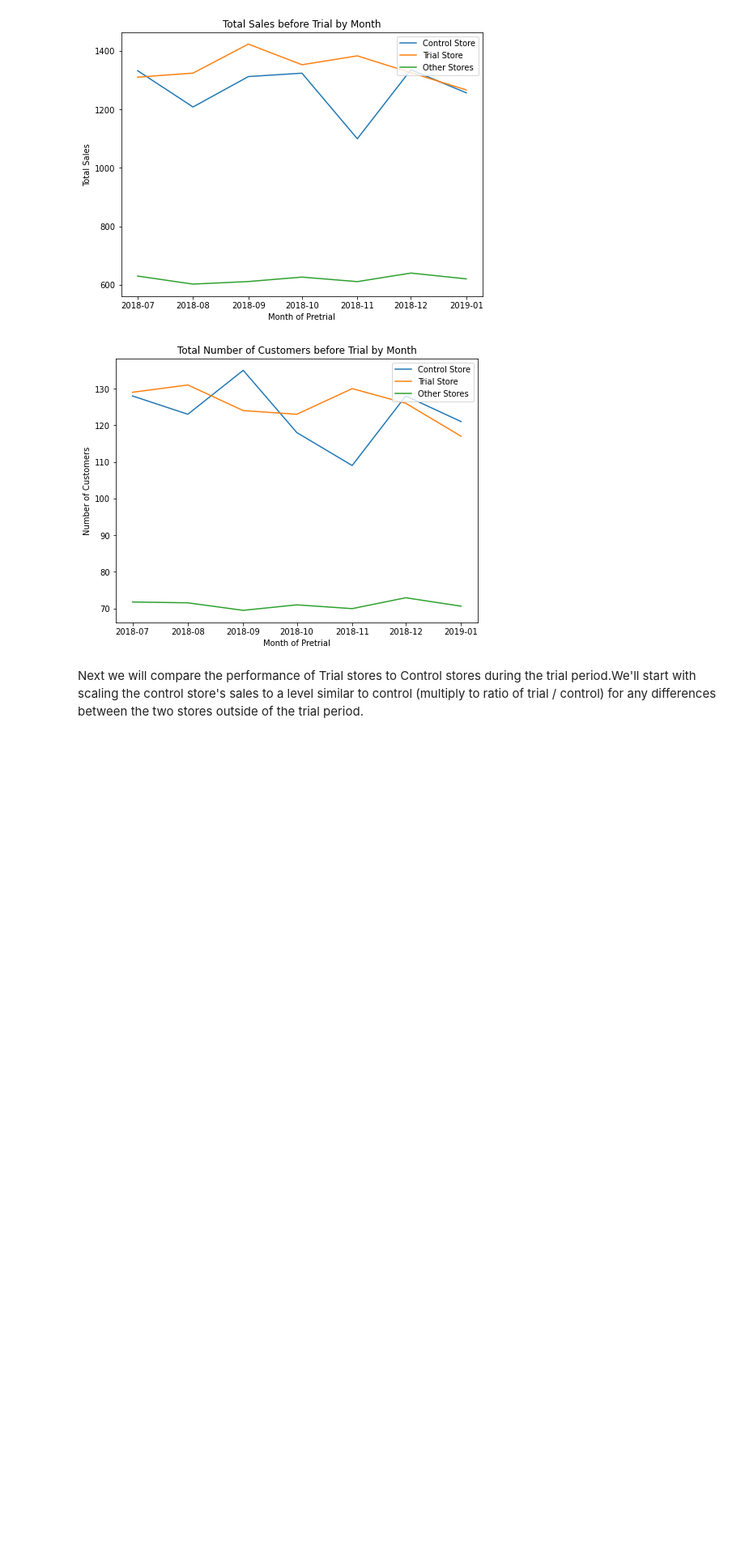
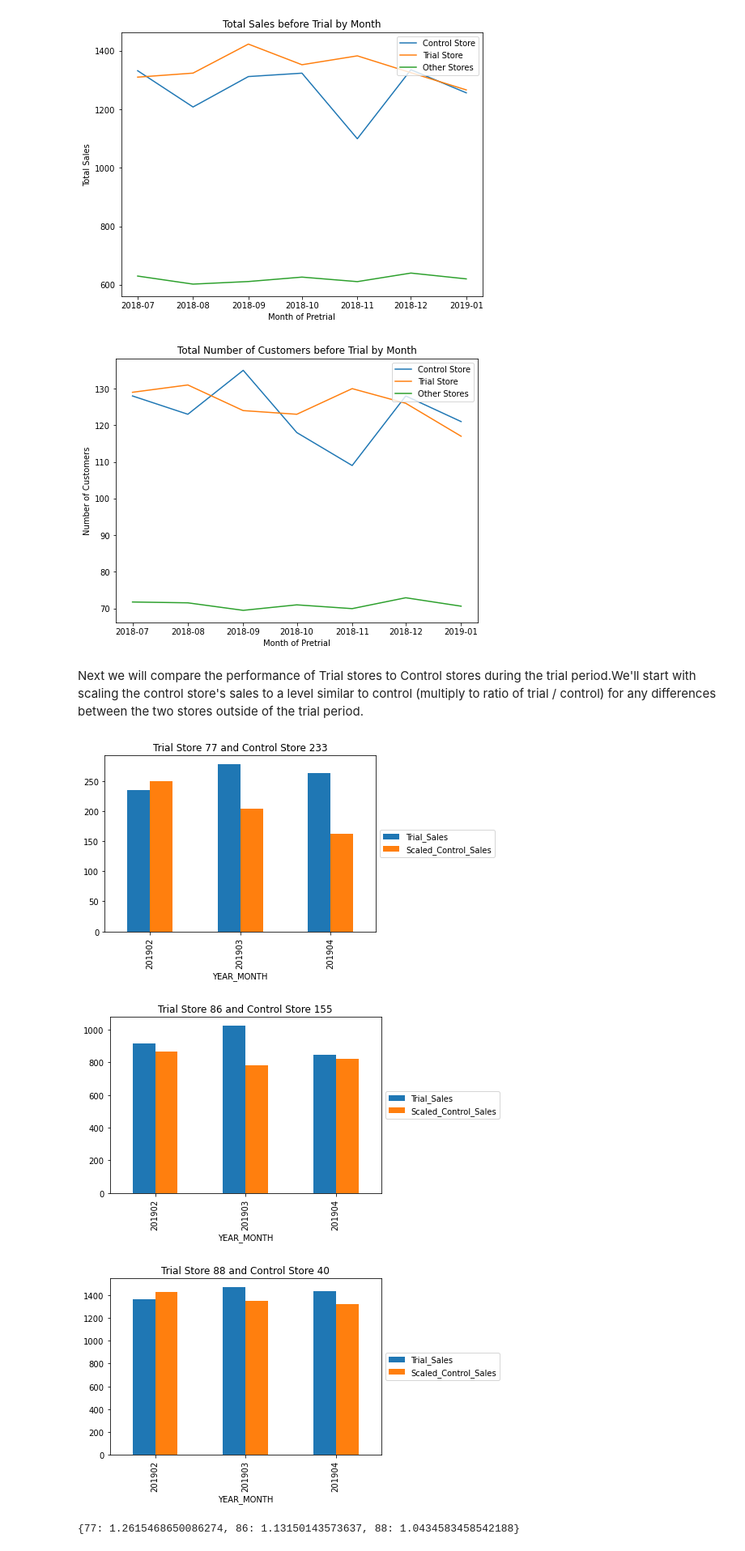
Before and after one commit to KexinYao/Quantium-virtual-internship, a Jupyter notebook: Task2/Quantium virtual internship task 2.ipynb, the cells around one changed output. Shown at 81% size. Saved outputs shown, nothing was run; the diff lists cells and outputs as text; code cells hidden in the pictures; blank space fills up the shorter version.

```diff
--- a/Task2/Quantium virtual internship task 2.ipynb
+++ b/Task2/Quantium virtual internship task 2.ipynb
@@ -501,0 +500,45 @@ Next we will compare the performance of Trial stores to Control stores during th
+# %%
+#Starting with totoal sales
+#Ratio of Store 77 and its Control store.
+sales_ratio_77 = pretrial_full_observ[pretrial_full_observ["STORE_NBR"] == 77]["tot_Sales"].sum() / pretrial_full_observ[pretrial_full_observ["STORE_NBR"] == 233]["tot_Sales"].sum()
+
+#Ratio of Store 86 and its Control store.
+sales_ratio_86 = pretrial_full_observ[pretrial_full_observ["STORE_NBR"] == 86]["tot_Sales"].sum() / pretrial_full_observ[pretrial_full_observ["STORE_NBR"] == 155]["tot_Sales"].sum()
+
+#Ratio of Store 77 and its Control store.
+sales_ratio_88 = pretrial_full_observ[pretrial_full_observ["STORE_NBR"] == 88]["tot_Sales"].sum() / pretrial_full_observ[pretrial_full_observ["STORE_NBR"] == 40]["tot_Sales"].sum()
+# %%
+trial_full_observ = full_observ[(full_observ["YEAR_MONTH"] >= 201902) & (full_observ["YEAR_MONTH"] <= 201904)]
+scaled_sales_control_stores = full_observ[full_observ["STORE_NBR"].isin([233, 155, 40])][["STORE_NBR", "YEAR_MONTH", "tot_Sales"]]
+
+def scaler(row):
+    if row["STORE_NBR"] == 233:
+        return row["tot_Sales"] * sales_ratio_77
+    elif row["STORE_NBR"] == 155:
+        return row["tot_Sales"] * sales_ratio_86
+    elif row["STORE_NBR"] == 40:
+        return row["tot_Sales"] * sales_ratio_88
+
+scaled_sales_control_stores["ScaledSales"] = scaled_sales_control_stores.apply(lambda row: scaler(row), axis=1)
+
+trial_scaled_sales_control_stores = scaled_sales_control_stores[(scaled_sales_control_stores["YEAR_MONTH"] >= 201902) & (scaled_sales_control_stores["YEAR_MONTH"] <= 201904)]
+pretrial_scaled_sales_control_stores = scaled_sales_control_stores[scaled_sales_control_stores["YEAR_MONTH"] < 201902]
+# %%
+trial_control_dic = {77:233, 86:155, 88:40}
+percentage_diff = {}
+
+for trial, control in trial_control_dic.items():
+    a = trial_scaled_sales_control_stores[trial_scaled_sales_control_stores["STORE_NBR"] == control]
+    b = trial_full_observ[trial_full_observ["STORE_NBR"] == trial][["STORE_NBR", "YEAR_MONTH", "tot_Sales"]]
+    percentage_diff[trial] = b["tot_Sales"].sum() / a["ScaledSales"].sum()
+    b[["YEAR_MONTH", "tot_Sales"]].merge(a[["YEAR_MONTH", "ScaledSales"]],on="YEAR_MONTH").set_index("YEAR_MONTH").rename(columns={"ScaledSales":"Scaled_Control_Sales", "tot_Sales":"Trial_Sales"}).plot.bar()
+    plt.legend(loc='center left', bbox_to_anchor=(1.0, 0.5))
+    plt.title("Trial Store "+str(trial)+" and Control Store "+str(control))
+# %% [output]
+[figure, added]
+[figure, added]
+[figure, added]
+# %%
+percentage_diff
+# %% [output]
+{77: 1.2615468650086274, 86: 1.13150143573637, 88: 1.0434583458542188}
```
Also changed, not shown: parts of 24 cells of this notebook.
